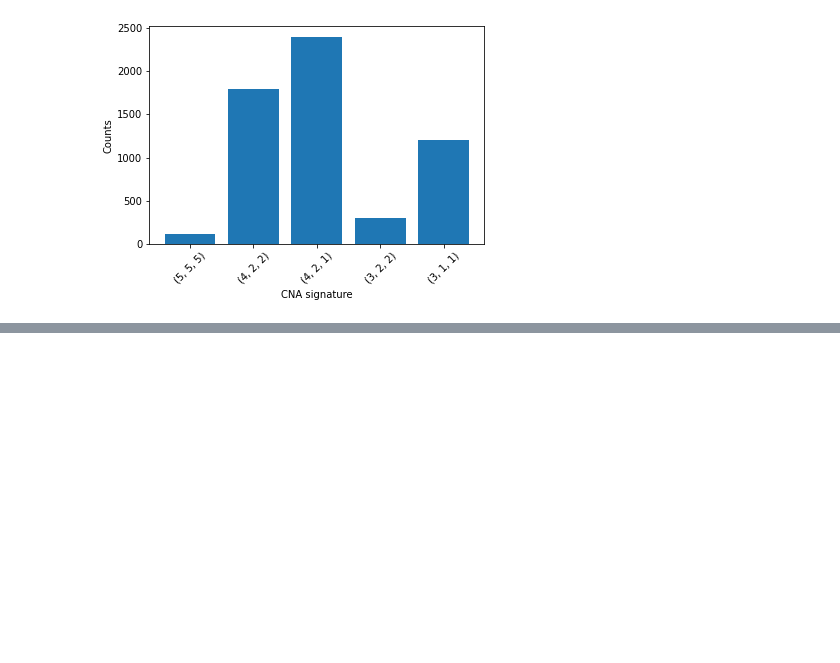
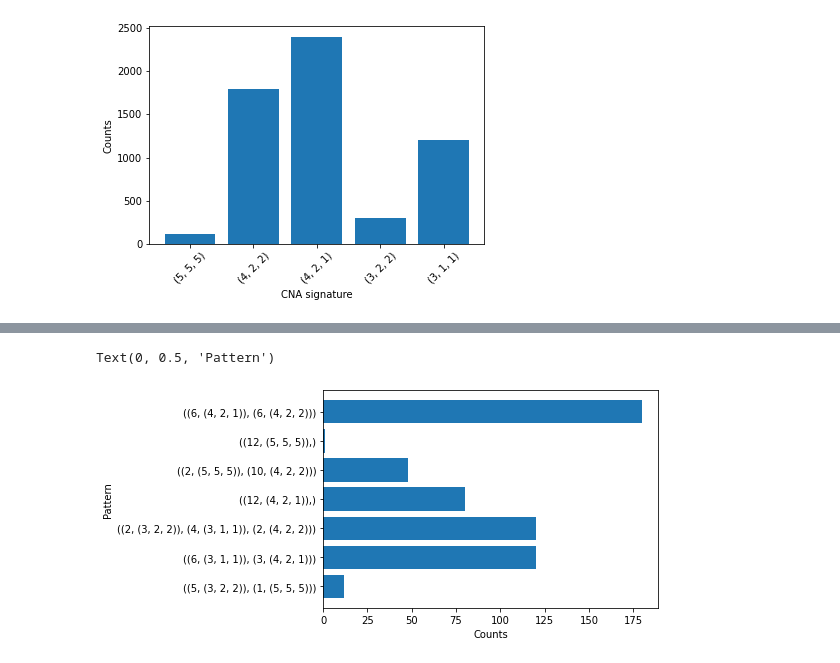
Before and after one commit to JonesRobM/Sapphire, a Jupyter notebook: main/Sapphire/Tutorials/CNA/Tutorial.ipynb, the cells around one changed output, grey strips where cells are left out. Drawn from its saved outputs; the diff is of its cells as text; code cells hidden in the pictures; blank space fills up the shorter version.

```diff
--- a/main/Sapphire/Tutorials/CNA/Tutorial.ipynb
+++ b/main/Sapphire/Tutorials/CNA/Tutorial.ipynb
@@ -240,0 +241,2 @@ sig_plot(a,b,c,d, 60, 90)
+# %%
+cna = CNA(adj = adj, Fingerprint = True)
@@ -240,0 +245,15 @@ sig_plot(a,b,c,d, 60, 90)
+# %%
+pattern_dict = list(set(cna.Fingerprint))
+y_axis = np.zeros(len(pattern_dict), int)
+x_axis = np.arange(0, len(pattern_dict))
+xlabels = [ str(x) for x in pattern_dict ] #Create a list of labels for the bar chart
+for pat in cna.Fingerprint:
+    y_axis[pattern_dict.index(pat)] += 1
+plt.barh(x_axis,y_axis)
+len(xlabels)
+plt.yticks(x_axis,xlabels, rotation = 0)
+plt.xlabel('Counts')
+plt.ylabel('Pattern')
+# %% [output]
+Text(0, 0.5, 'Pattern')
+[figure, added]
```
Also changed, not shown: parts of 15 cells of this notebook, 1 other file.
